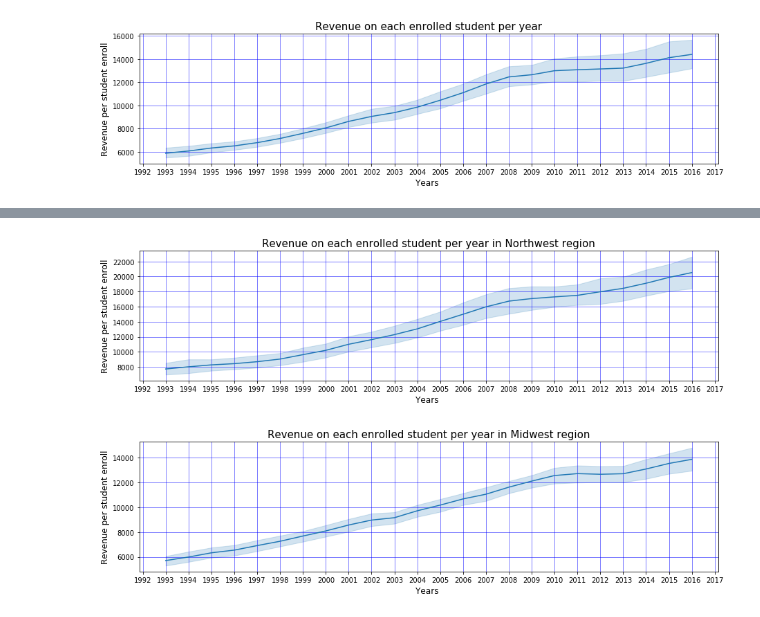
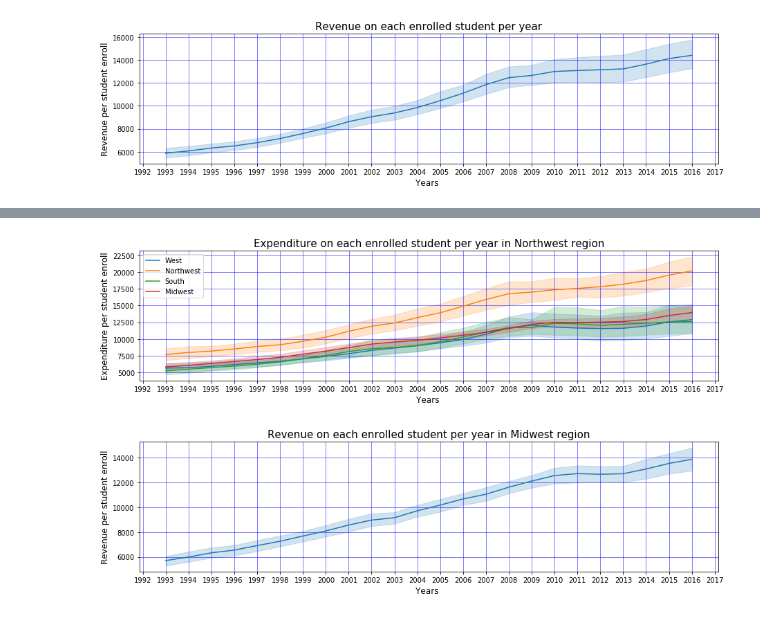
Before and after one commit to Aritra23/bootcamp-project, a Jupyter notebook: Project_Aritra_Copy.ipynb, the cells around one changed output, grey strips where cells are left out. Cells and saved outputs as stored; diff of their text form; code cells hidden in the pictures.

```diff
--- a/Project_Aritra_Copy.ipynb
+++ b/Project_Aritra_Copy.ipynb
@@ -320,17 +321,21 @@ plt.show()
 # %%
 fig = plt.figure(figsize = (15,20))
 ax = fig.add_subplot(5, 1, 1)
-g = sns.lineplot(x="YEAR", y="Revenue per Student",data=update_df[update_df["REGION"] == "Northwest"])
-g.set_title("Revenue on each enrolled student per year in Northwest region", fontsize=15)
+g = sns.lineplot(x="YEAR", y="Expenditure per Student",data=update_df[update_df["REGION"] == "West"], label='West')
+g = sns.lineplot(x="YEAR", y="Expenditure per Student",data=update_df[update_df["REGION"] == "Northwest"], label='Northwest')
+g = sns.lineplot(x="YEAR", y="Expenditure per Student",data=update_df[update_df["REGION"] == "South"], label = 'South')
+g = sns.lineplot(x="YEAR", y="Expenditure per Student",data=update_df[update_df["REGION"] == "Midwest"], label = 'Midwest')
+ax.set_title("Expenditure on each enrolled student per year in Northwest region", fontsize=15)
 ax.xaxis.set_major_locator(ticker.MultipleLocator(1.00))
 ax.grid(b=True, which='major', color='b', linewidth=0.5)
 ax.grid(b=True, which='minor', color='b', linewidth=0.5)
-g.set_xlabel("Years ", fontsize=12)
-g.set_ylabel("Revenue per student enroll", fontsize=12)
+ax.set_xlabel("Years ", fontsize=12)
+ax.set_ylabel("Expenditure per student enroll", fontsize=12)
+ax.legend(loc = 'upper left')
 
 plt.show()
 # %% [output]
-[figure, old version]
+[figure, new version]
 # %%
 fig = plt.figure(figsize = (15,20))
 ax = fig.add_subplot(5, 1, 1)
```
Also changed, not shown: parts of 3 cells of this notebook.
